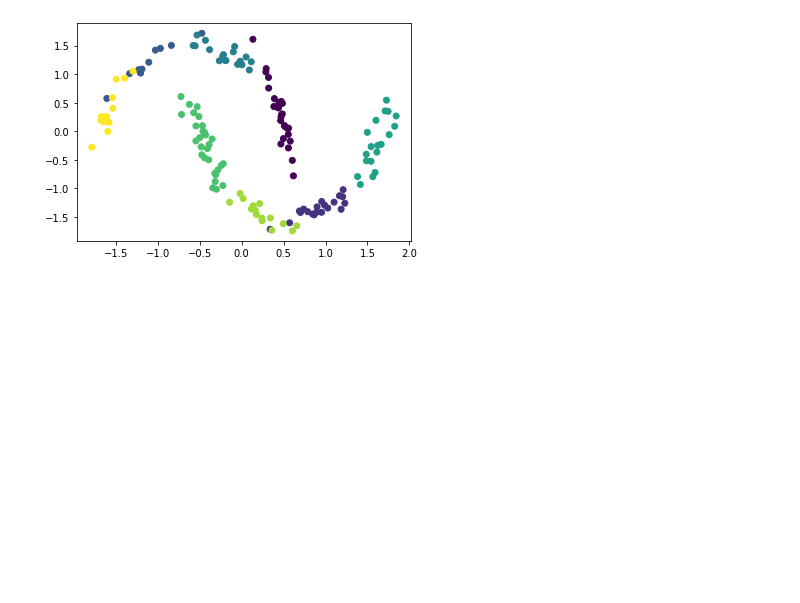
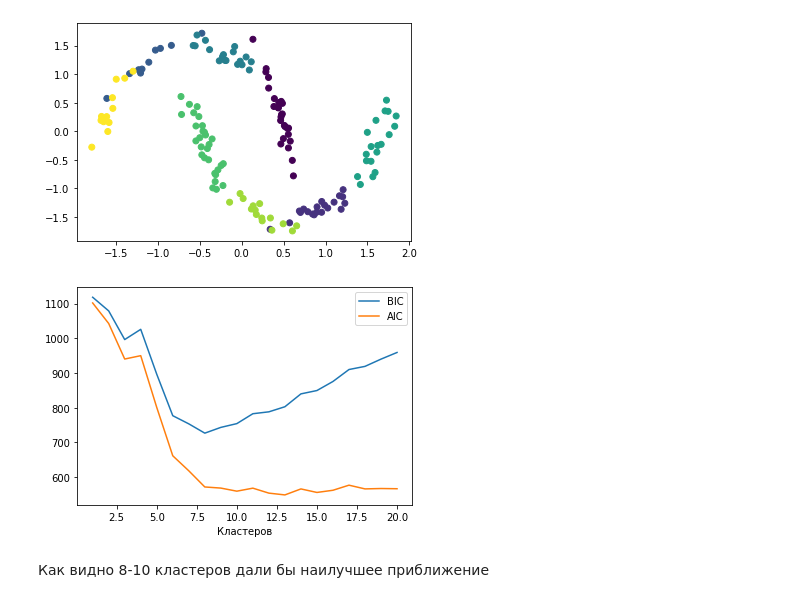
Before and after one commit to BurovNV/MyRepo, a Jupyter notebook: Clust_GMM_EM.ipynb, the cells around one changed output. Cells and saved outputs as stored; diff of their text form; code cells hidden in the pictures; blank space fills up the shorter version.

```diff
--- a/Clust_GMM_EM.ipynb
+++ b/Clust_GMM_EM.ipynb
@@ -87,3 +87,23 @@ plt.scatter(GM_8_generator[0][:, 0], GM_8_generator[0][:, 1], c=GM_8_generator[1
 plt.show();
 # %% [output]
 [figure]
+# %%
+# оценка алгоритма (но только в качестве моделирования плотности, а не кластеризации)
+# набор значений кол-ва кластеров
+n_clusters = np.arange(1, 21)
+# заготовка для обучения моделей в цикле через list compr
+models = [GaussianMixture(cluster,
+                          covariance_type='full',
+                          random_state=42).fit(x_std)
+          for cluster in n_clusters]
+# печать + обучение моделей
+#
+plt.plot(n_clusters, [model.bic(x_std) for model in models], label='BIC')
+# расчет и вывод информационного критерия Акаике
+plt.plot(n_clusters, [model.aic(x_std) for model in models], label='AIC')
+plt.legend(loc='best')
+plt.xlabel('Кластеров');
+# %% [output]
+[figure, added]
+# %% [markdown]
+Как видно 8-10 кластеров дали бы наилучшее приближение
```
